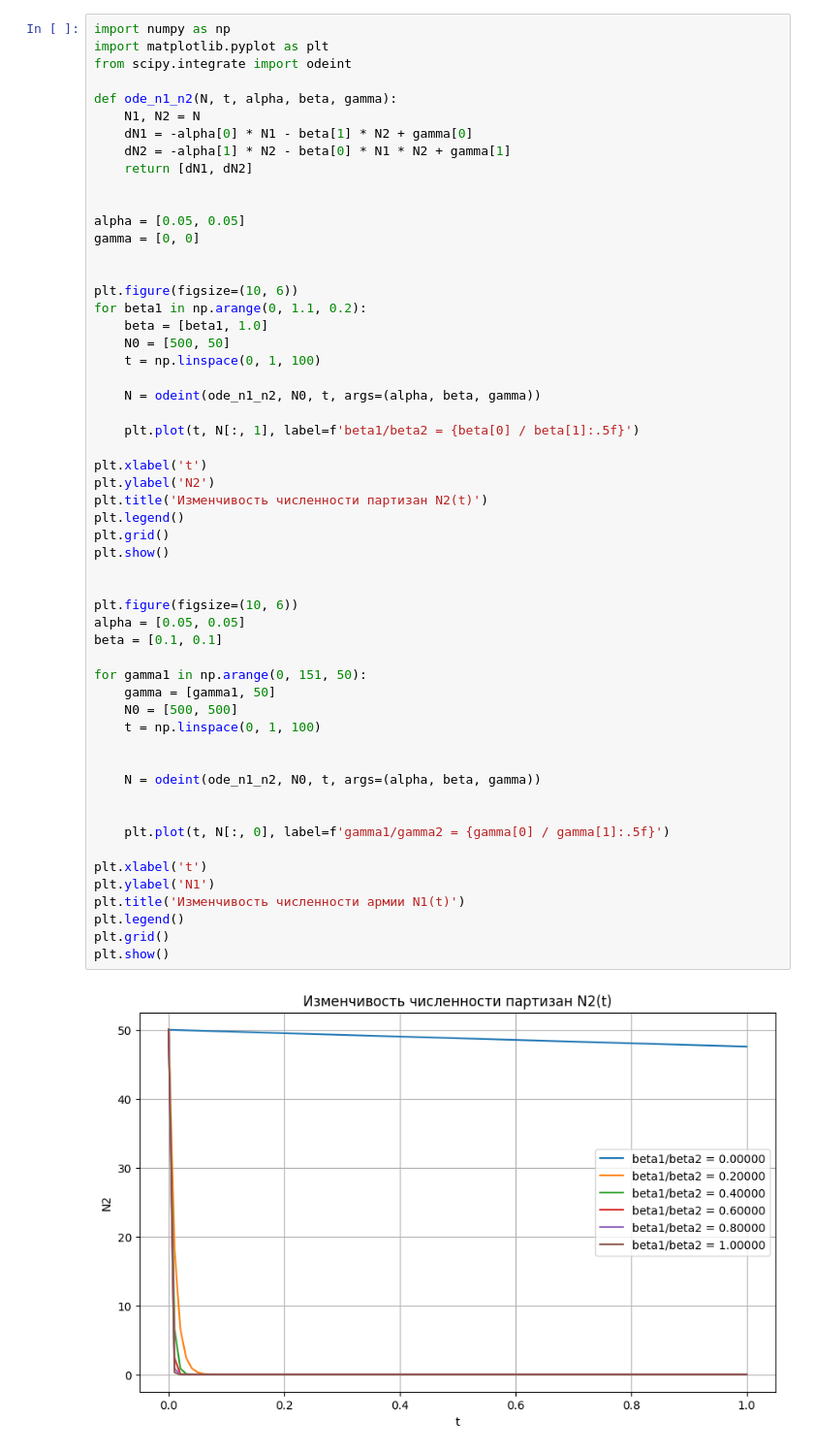
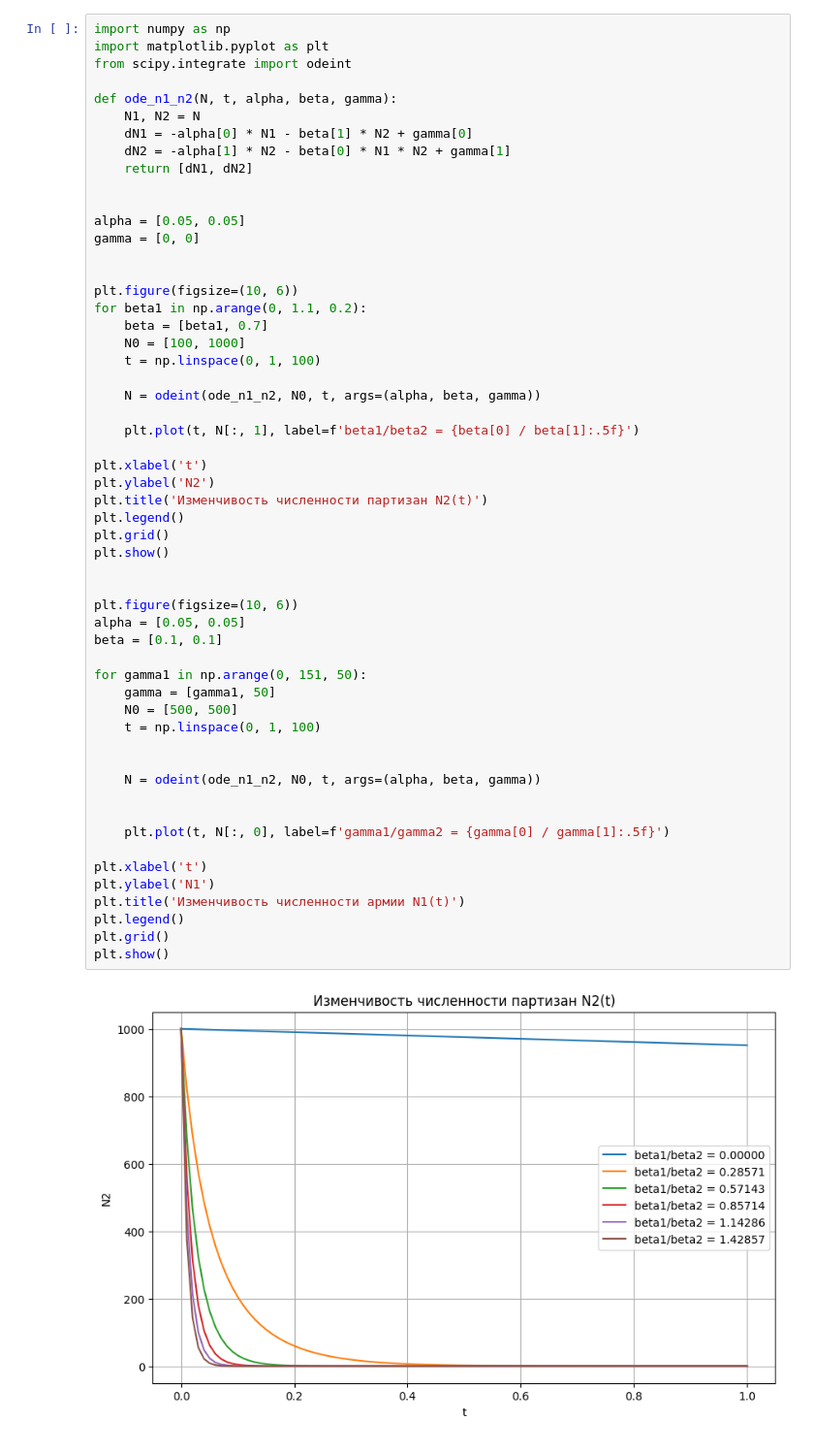
Before and after one commit to tyrty23/MatModel, a Jupyter notebook: lab10/src/code_2.ipynb, the cells around one changed output. Shown: that part at 97% size. Cells and saved outputs as stored; diff of their text form.

```diff
--- a/lab10/src/code_2.ipynb
+++ b/lab10/src/code_2.ipynb
@@ -16,8 +16,8 @@ gamma = [0, 0]
 
 plt.figure(figsize=(10, 6))
 for beta1 in np.arange(0, 1.1, 0.2):
-    beta = [beta1, 1.0]
-    N0 = [500, 50]
+    beta = [beta1, 0.7]
+    N0 = [100, 1000]
     t = np.linspace(0, 1, 100)
 
     N = odeint(ode_n1_n2, N0, t, args=(alpha, beta, gamma))
@@ -27,32 +27,32 @@ for beta1 in np.arange(0, 1.1, 0.2):
 plt.xlabel('t')
 plt.ylabel('N2')
 plt.title('Изменчивость численности партизан N2(t)')
 plt.legend()
 plt.grid()
 plt.show()
 
 
 plt.figure(figsize=(10, 6))
 alpha = [0.05, 0.05]
 beta = [0.1, 0.1]
 
 for gamma1 in np.arange(0, 151, 50):
     gamma = [gamma1, 50]
     N0 = [500, 500]
     t = np.linspace(0, 1, 100)
 
 
     N = odeint(ode_n1_n2, N0, t, args=(alpha, beta, gamma))
 
 
     plt.plot(t, N[:, 0], label=f'gamma1/gamma2 = {gamma[0] / gamma[1]:.5f}')
 
 plt.xlabel('t')
 plt.ylabel('N1')
 plt.title('Изменчивость численности армии N1(t)')
 plt.legend()
 plt.grid()
 plt.show()
 # %% [output]
-[figure, old version]
+[figure, new version]
 [figure]
```
Also changed, not shown: 2 other files.
